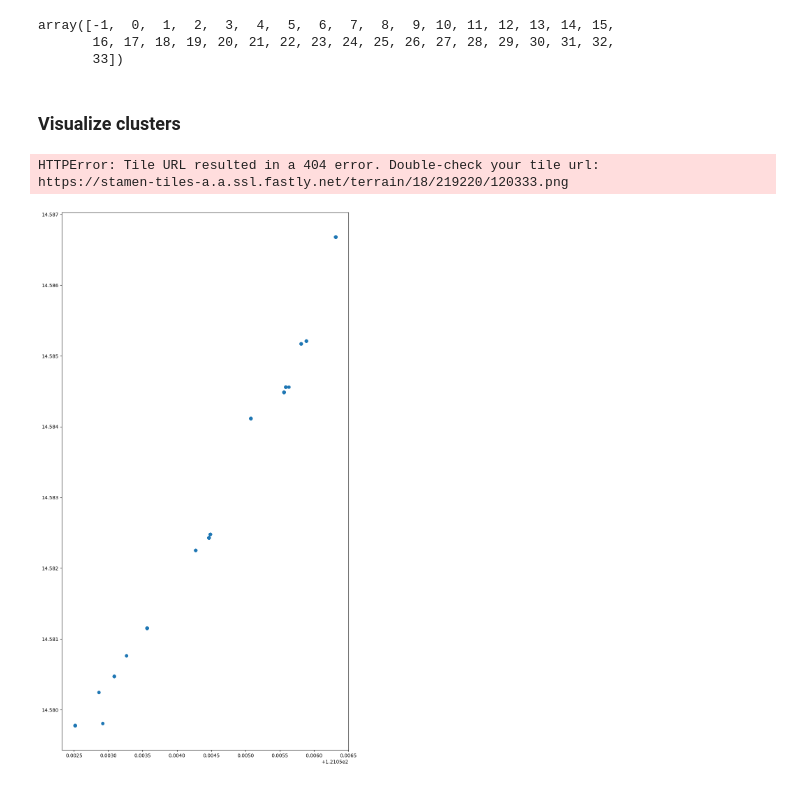
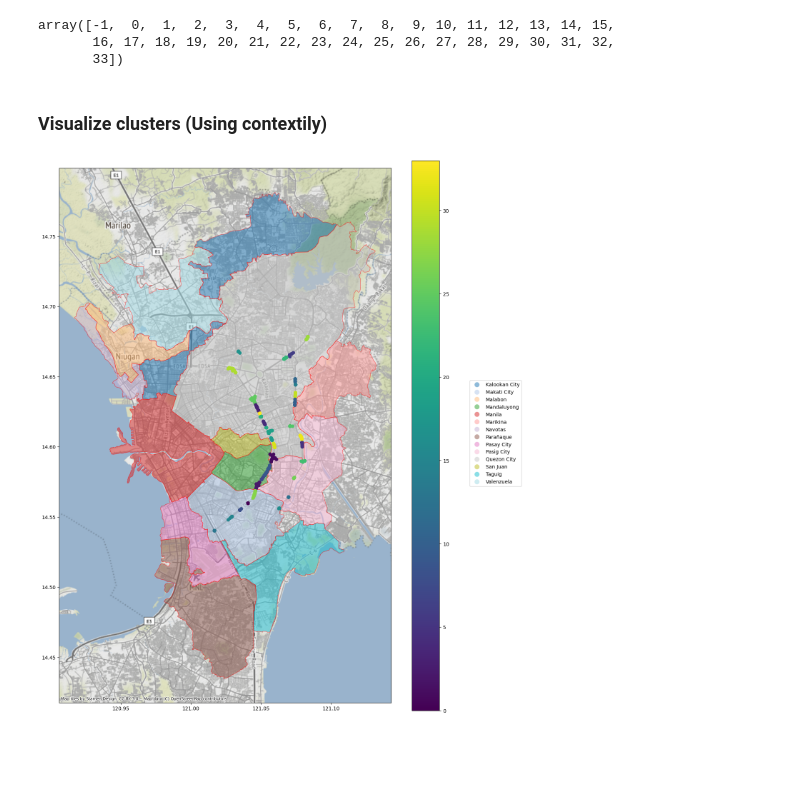
Before and after one commit to amyr11/Clustering-Vehicular-Accidents-in-Metro-Manila, a Jupyter notebook: notebooks/3_modelling.ipynb, the cells around one changed output. Saved outputs shown, nothing was run; the diff lists cells and outputs as text; code cells hidden in the pictures; blank space fills up the shorter version.

Commit message:
trained model and plot clusters using contextily (latest)

```diff
--- a/notebooks/3_modelling.ipynb
+++ b/notebooks/3_modelling.ipynb
@@ -93,21 +93,17 @@ array([-1,  0,  1,  2,  3,  4,  5,  6,  7,  8,  9, 10, 11, 12, 13, 14, 15,
        16, 17, 18, 19, 20, 21, 22, 23, 24, 25, 26, 27, 28, 29, 30, 31, 32,
        33])
 # %% [markdown]
-### Visualize clusters
+### Visualize clusters (Using contextily)
-# %%
-gdf = gpd.GeoDataFrame(df, geometry=gpd.points_from_xy(
-    df['Longitude'], df['Latitude']))
-gdf.crs = 'EPSG:4326'
 # %%
 gdf['Cluster'] = labels
 # %%
 gdf_copy = gdf.drop(gdf[gdf['Cluster'] == -1].index, axis=0)
 
 fig, ax = plt.subplots(figsize=(15, 20))
+boundaries.plot(column='NAME_2', edgecolor='red', ax=ax, alpha=0.5,
+                legend=True, legend_kwds={"loc": "lower right", "bbox_to_anchor": (1.4, 0.4)}, cmap='tab20')
 gdf_copy.plot(ax=ax, column='Cluster', legend=True)
 ctx.add_basemap(ax=ax, crs=gdf.crs)
 plt.show()
 # %% [output]
-HTTPError: Tile URL resulted in a 404 error. Double-check your tile url:
-https://stamen-tiles-a.a.ssl.fastly.net/terrain/18/219220/120333.png
-[figure, old version]
+[figure, new version]
```
Also changed, not shown: parts of 2 cells of this notebook.
